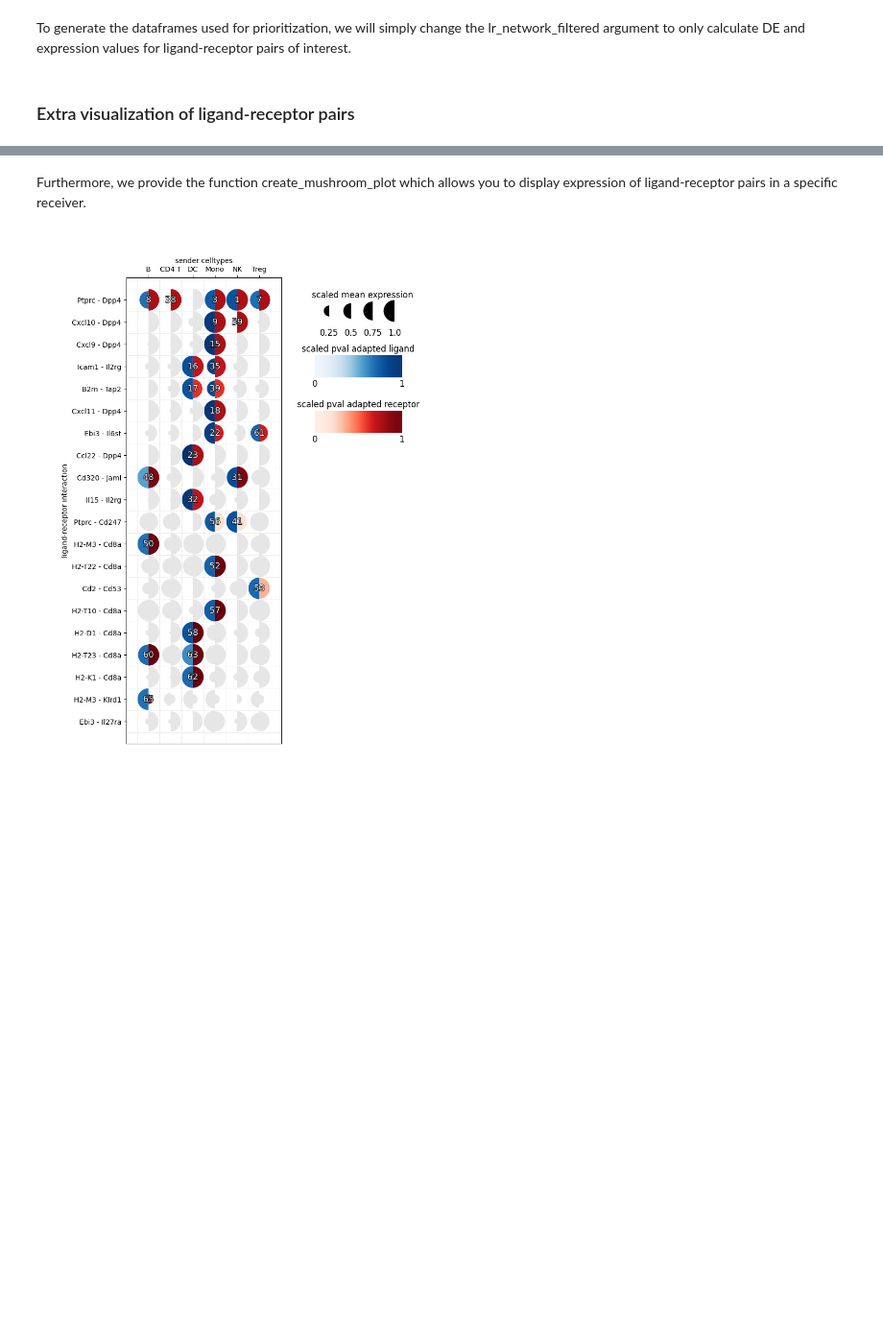
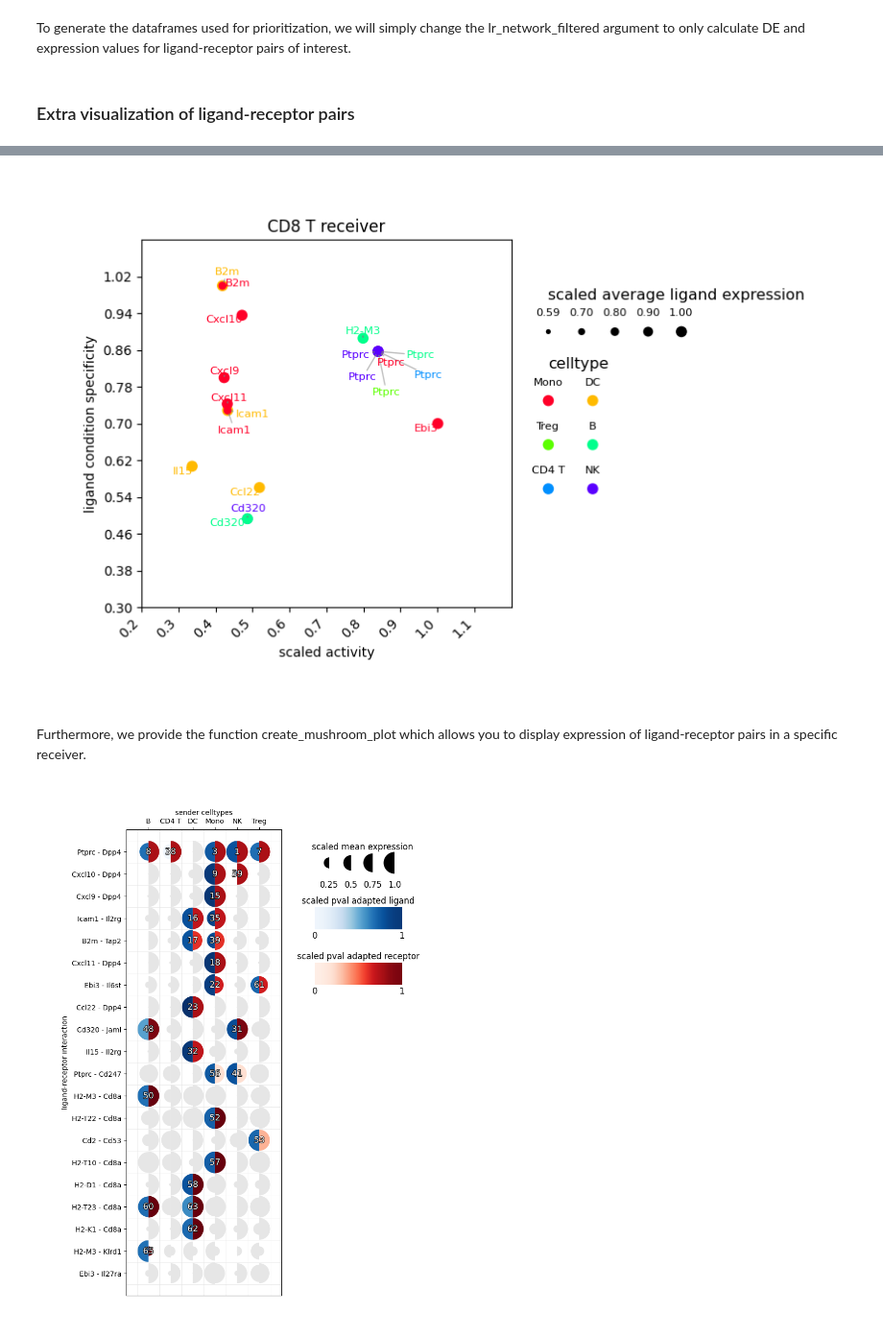
Before and after one commit to saeyslab/nichenetpy, a Jupyter notebook: notebooks/steps_prioritization.ipynb, the cells around one changed output, grey strips where cells are left out. Shown at 96% size. Cells and saved outputs as stored; diff of their text form; code cells hidden in the pictures; blank space fills up the shorter version.

Commit message:
finished marker_plot

```diff
--- a/notebooks/steps_prioritization.ipynb
+++ b/notebooks/steps_prioritization.ipynb
@@ -351,3 +354,19 @@ _ = create_ligand_receptor_links_prioritization_circos_plot(
+# %%
+df = prior_table_oi[prior_table_oi["receiver"] == "CD8 T"]
+fig, ax = marker_plot(
+    x=list(df["scaled_activity"]),
+    y=list(df["scaled_pval_adapted_ligand_group"]),
+    a=list(df["scaled_avg_exprs_ligand"]),
+    labels=list(df["ligand"]),
+    xlabel="scaled activity",
+    ylabel="ligand condition specificity",
+    alabel="scaled average ligand expression",
+    c=list(df["sender"]),
+    clabel="celltype"
+)
+_ = ax.set_title("CD8 T receiver")
+# %% [output]
+[figure, added]
 # %% [markdown]
 Furthermore, we provide the function create_mushroom_plot which allows you to display expression of ligand-receptor pairs in a specific receiver.
 # %%
```
Also changed, not shown: parts of 3 cells of this notebook, 1 other file.
